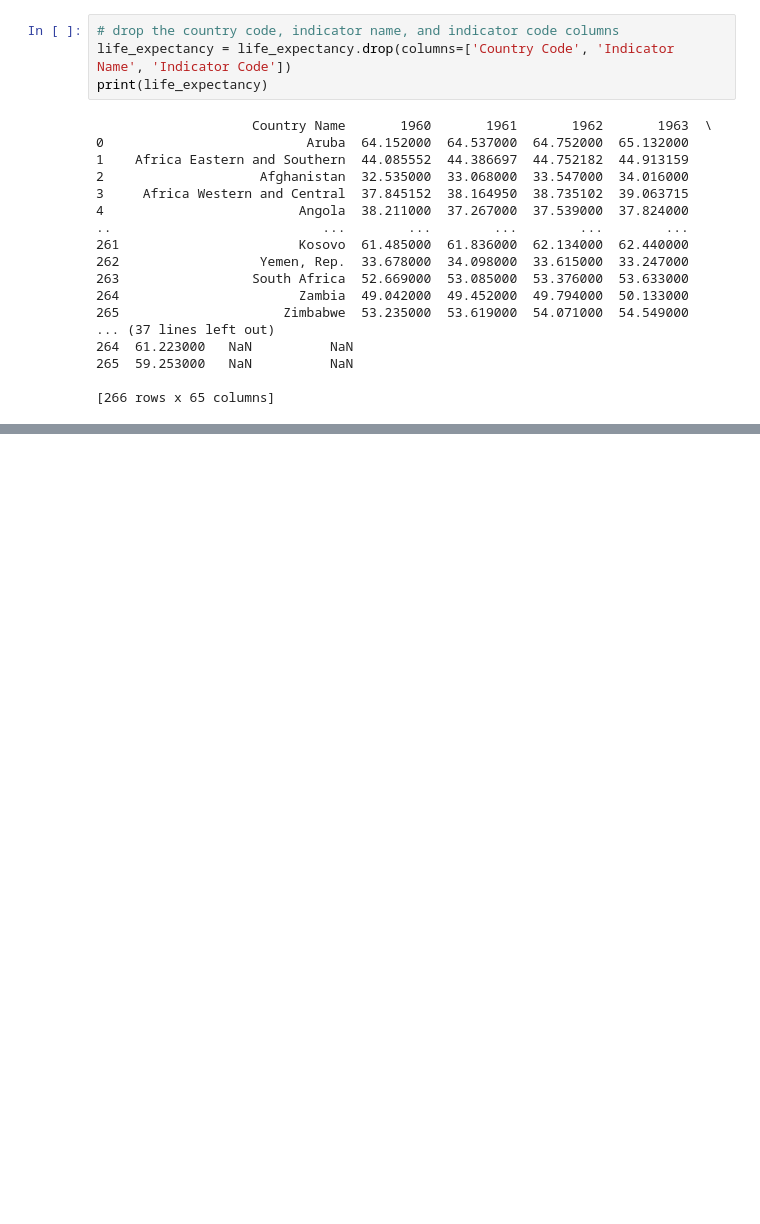
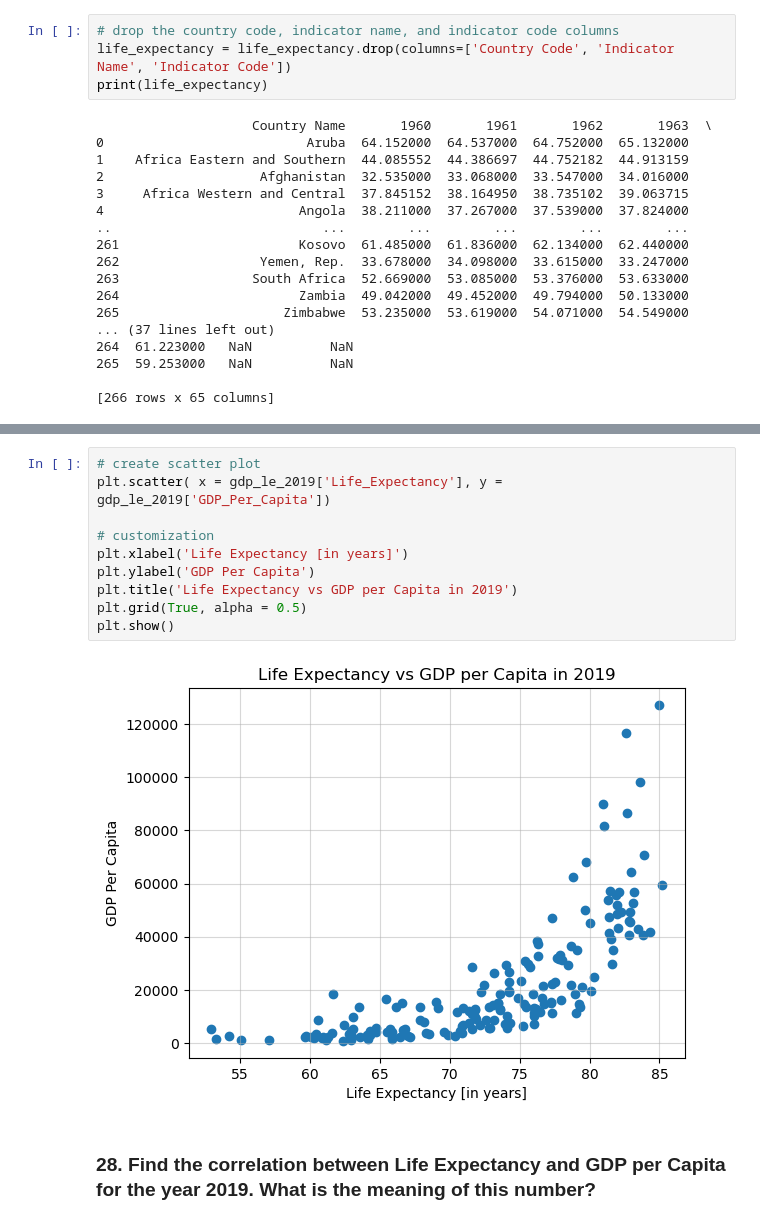
Before and after one commit to nss-data-science-cohort-7/un-exploration-marieljum, a Jupyter notebook: notebooks/UN_Data_Exploration.ipynb, the cells around one changed output, grey strips where cells are left out. Cells and saved outputs as stored; diff of their text form; blank space fills up the shorter version.

```diff
--- a/notebooks/UN_Data_Exploration.ipynb
+++ b/notebooks/UN_Data_Exploration.ipynb
@@ -730,0 +732,14 @@ g.set(xticks = ['1990', '1995', '2000', '2005', '2010', '2015', '2020'])
+# %%
+# create scatter plot
+plt.scatter( x = gdp_le_2019['Life_Expectancy'], y = gdp_le_2019['GDP_Per_Capita'])
+
+# customization
+plt.xlabel('Life Expectancy [in years]')
+plt.ylabel('GDP Per Capita')
+plt.title('Life Expectancy vs GDP per Capita in 2019')
+plt.grid(True, alpha = 0.5)
+plt.show()
+# %% [output]
+[figure, added]
+# %% [markdown]
+### 28. Find the correlation between Life Expectancy and GDP per Capita for the year 2019. What is the meaning of this number?
```
Also changed, not shown: parts of 36 cells of this notebook.
